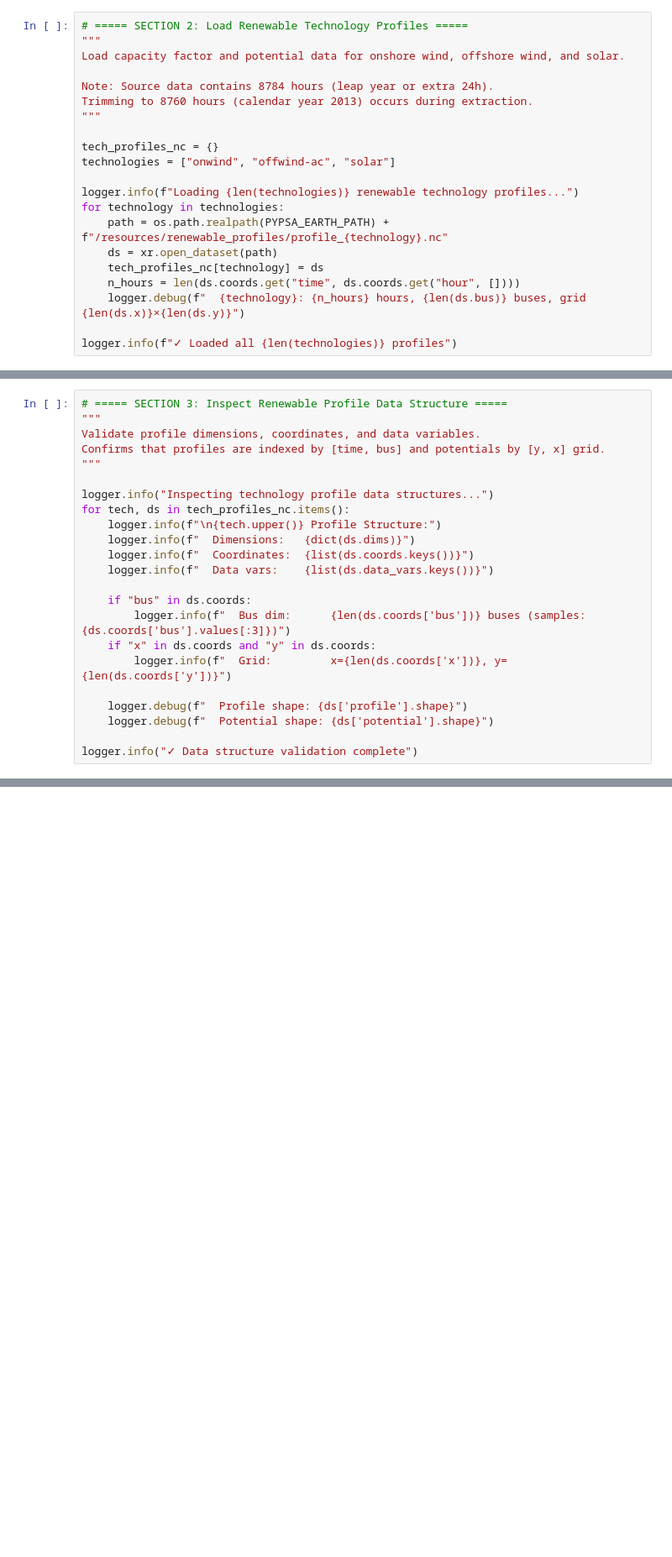
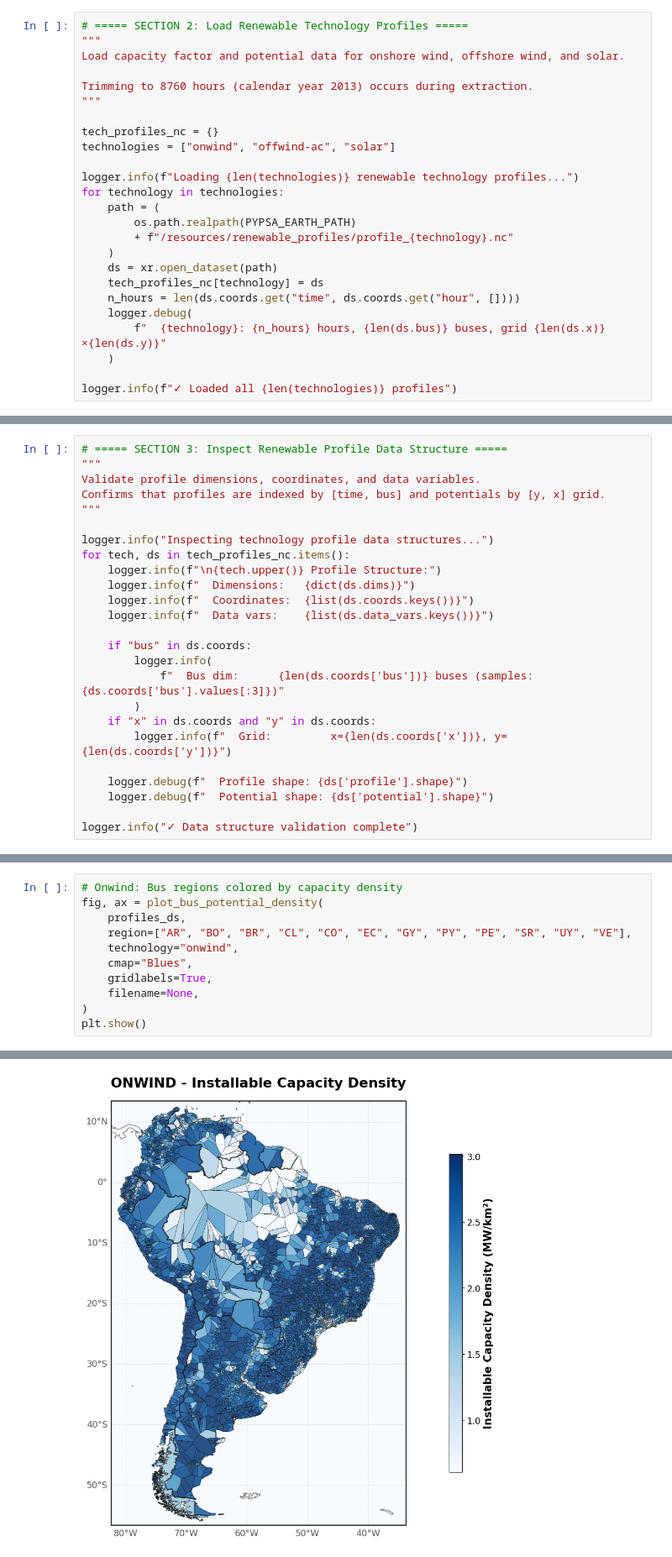
Before and after one commit to energyLS/shift, a Jupyter notebook: workflow/notebooks/prepare_potentials.ipynb, the cells around one changed output, grey strips where cells are left out. Shown at 84% size. Saved outputs shown, nothing was run; the diff lists cells and outputs as text; blank space fills up the shorter version.

```diff
--- a/workflow/notebooks/prepare_potentials.ipynb
+++ b/workflow/notebooks/prepare_potentials.ipynb
@@ -65,7 +85,6 @@ from tqdm import tqdm                               # Progress bars
 """
 Load capacity factor and potential data for onshore wind, offshore wind, and solar.
 
-Note: Source data contains 8784 hours (leap year or extra 24h).
 Trimming to 8760 hours (calendar year 2013) occurs during extraction.
 """
 
@@ -74,11 +93,16 @@ technologies = ["onwind", "offwind-ac", "solar"]
 
 logger.info(f"Loading {len(technologies)} renewable technology profiles...")
 for technology in technologies:
-    path = os.path.realpath(PYPSA_EARTH_PATH) + f"/resources/renewable_profiles/profile_{technology}.nc"
+    path = (
+        os.path.realpath(PYPSA_EARTH_PATH)
+        + f"/resources/renewable_profiles/profile_{technology}.nc"
+    )
     ds = xr.open_dataset(path)
     tech_profiles_nc[technology] = ds
     n_hours = len(ds.coords.get("time", ds.coords.get("hour", [])))
-    logger.debug(f"  {technology}: {n_hours} hours, {len(ds.bus)} buses, grid {len(ds.x)}×{len(ds.y)}")
+    logger.debug(
+        f"  {technology}: {n_hours} hours, {len(ds.bus)} buses, grid {len(ds.x)}×{len(ds.y)}"
+    )
 
 logger.info(f"✓ Loaded all {len(technologies)} profiles")
 # %% [output]
@@ -99,7 +123,9 @@ for tech, ds in tech_profiles_nc.items():
     logger.info(f"  Data vars:    {list(ds.data_vars.keys())}")
 
     if "bus" in ds.coords:
-        logger.info(f"  Bus dim:      {len(ds.coords['bus'])} buses (samples: {ds.coords['bus'].values[:3]})")
+        logger.info(
+            f"  Bus dim:      {len(ds.coords['bus'])} buses (samples: {ds.coords['bus'].values[:3]})"
+        )
     if "x" in ds.coords and "y" in ds.coords:
         logger.info(f"  Grid:         x={len(ds.coords['x'])}, y={len(ds.coords['y'])}")
 
@@ -1059,0 +1541,12 @@ NLD: 346 regions
+# %%
+# Onwind: Bus regions colored by capacity density
+fig, ax = plot_bus_potential_density(
+    profiles_ds,
+    region=["AR", "BO", "BR", "CL", "CO", "EC", "GY", "PY", "PE", "SR", "UY", "VE"],
+    technology="onwind",
+    cmap="Blues",
+    gridlabels=True,
+    filename=None,
+)
+plt.show()
+# %% [output]
@@ -1059,0 +1556 @@ NLD: 346 regions
+[figure, added]
```
Also changed, not shown: parts of 21 cells of this notebook, 2 other files.
